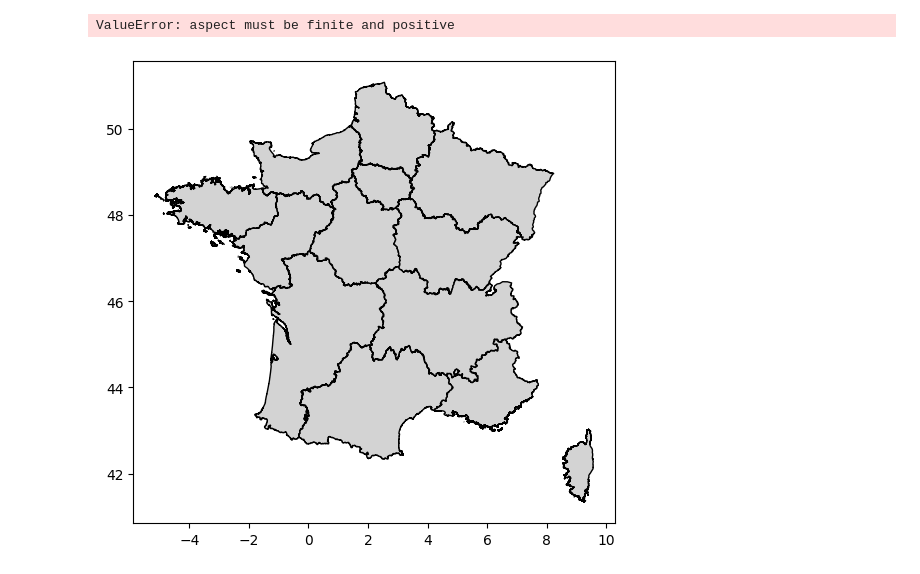
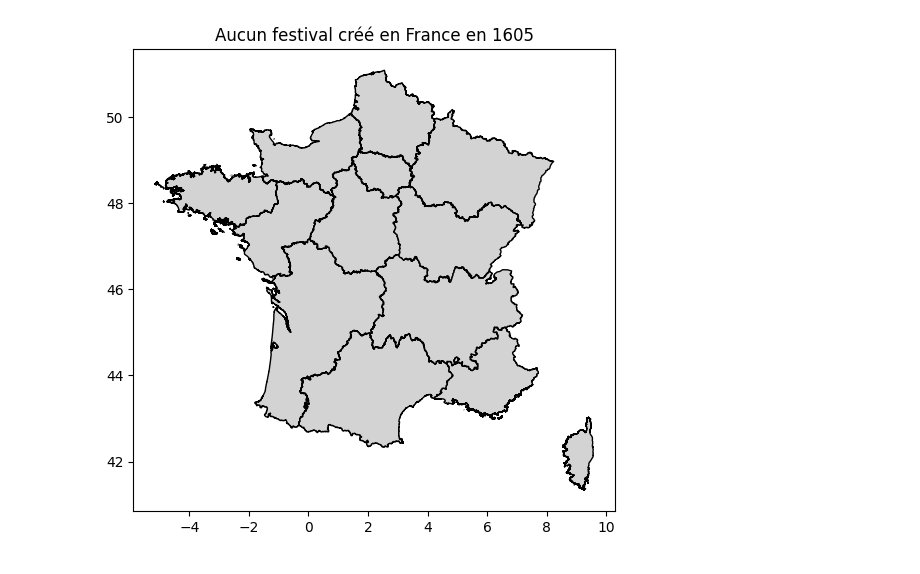
Before and after one commit to MaelieP/Projet-python--, a Jupyter notebook: animation.ipynb, the cells around one changed output. Drawn from its saved outputs; the diff is of its cells as text; code cells hidden in the pictures.

Commit message:
Pas de message d'erreur dans la création de la carte animée mais ca va prendre au moins 2h à se faire, don cje vais essayer de tout optimiser.

```diff
--- a/animation.ipynb
+++ b/animation.ipynb
@@ -63,13 +93,34 @@ ValueError: aspect must be finite and positive
-# %%
-fig, ax = plt.subplots(figsize=(12, 6))
-reg_sans_dom.plot(ax=ax, color='lightgray', edgecolor='black')
-shp_sans_dom['annee_de_cr'] = pd.to_datetime(shp_sans_dom['annee_de_cr'], errors='coerce')
-shp_sans_dom = shp_sans_dom.dropna(subset=['annee_de_cr'])
-
-emplacements = shp_sans_dom[shp_sans_dom['annee_de_cr'] == 1869]
-emplacements.plot(ax=ax, color='red', marker='o', markersize=5)
-
-plt.show()
-# %% [output]
-ValueError: aspect must be finite and positive
-[figure, removed]
+# %%
+def carte_1_an_bis(emplacements_festivals, fond_de_carte, annee):
+    # On enlève toutes les lignes dont la valeur de la colonne 'code_insee_commune' est NaN
+
+    # On enlève les lignes dont la date de création est différente de celle donnée en argument
+    emplacements_festivals = emplacements_festivals[emplacements_festivals['annee_de_cr'] == annee]
+
+    if not emplacements_festivals.empty:
+        fig, ax = plt.subplots(figsize=(12, 6))
+
+        # Afficher le fond de carte
+        fond_de_carte.plot(ax=ax, color='lightgray', edgecolor='black')
+
+        # Afficher les emplacements des festivals
+        emplacements_festivals.plot(ax=ax, color='red', marker='o', markersize=5)
+
+        # Ajouter un titre à la carte
+        plt.title(f'Carte des Festivals en France créés en {annee}')
+
+        # Afficher la carte
+        plt.show()
+
+        return
+
+    # Si aucuns festivals n'ont été créés cette année, afficher seulement le fond de carte
+    fig, ax = plt.subplots(figsize=(12, 6))
+    fond_de_carte.plot(ax=ax, color='lightgray', edgecolor='black')
+    plt.title(f'Aucun festival créé en France en {annee}')
+    plt.show()
+    return
+# %%
+carte_1_an_bis(shp_sans_dom, reg_sans_dom, 1605)
+# %% [output]
+[figure, added]
```
Also changed, not shown: parts of 11 cells of this notebook, 2 other files.
